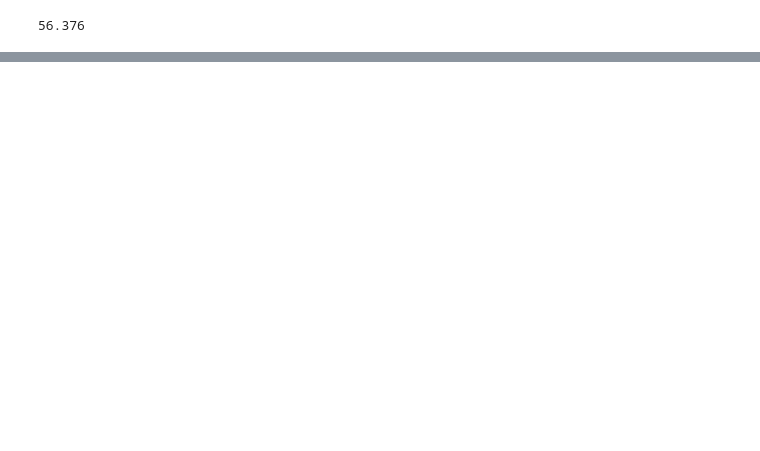
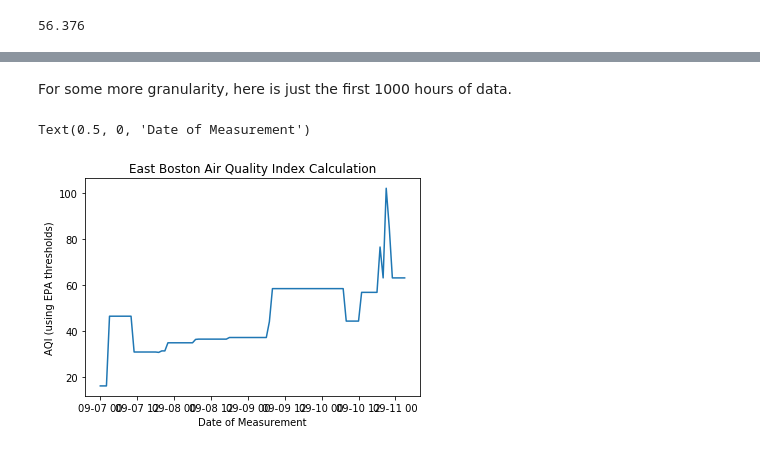
Before and after one commit to airpartners/data-analysis, a Jupyter notebook: aqi-analysis.ipynb, the cells around one changed output, grey strips where cells are left out. Saved outputs shown, nothing was run; the diff lists cells and outputs as text; code cells hidden in the pictures; blank space fills up the shorter version.

```diff
--- a/aqi-analysis.ipynb
+++ b/aqi-analysis.ipynb
@@ -166,0 +178,10 @@ SN45_8_hour
+# %% [markdown]
+For some more granularity, here is just the first 1000 hours of data.
+# %%
+plt.plot(hours_list[0:1000], aqi_list[0:1000])
+plt.title("East Boston Air Quality Index Calculation")
+plt.ylabel("AQI (using EPA thresholds)")
+plt.xlabel("Date of Measurement")
+# %% [output]
+Text(0.5, 0, 'Date of Measurement')
+[figure, added]
```
Also changed, not shown: parts of 19 cells of this notebook.
